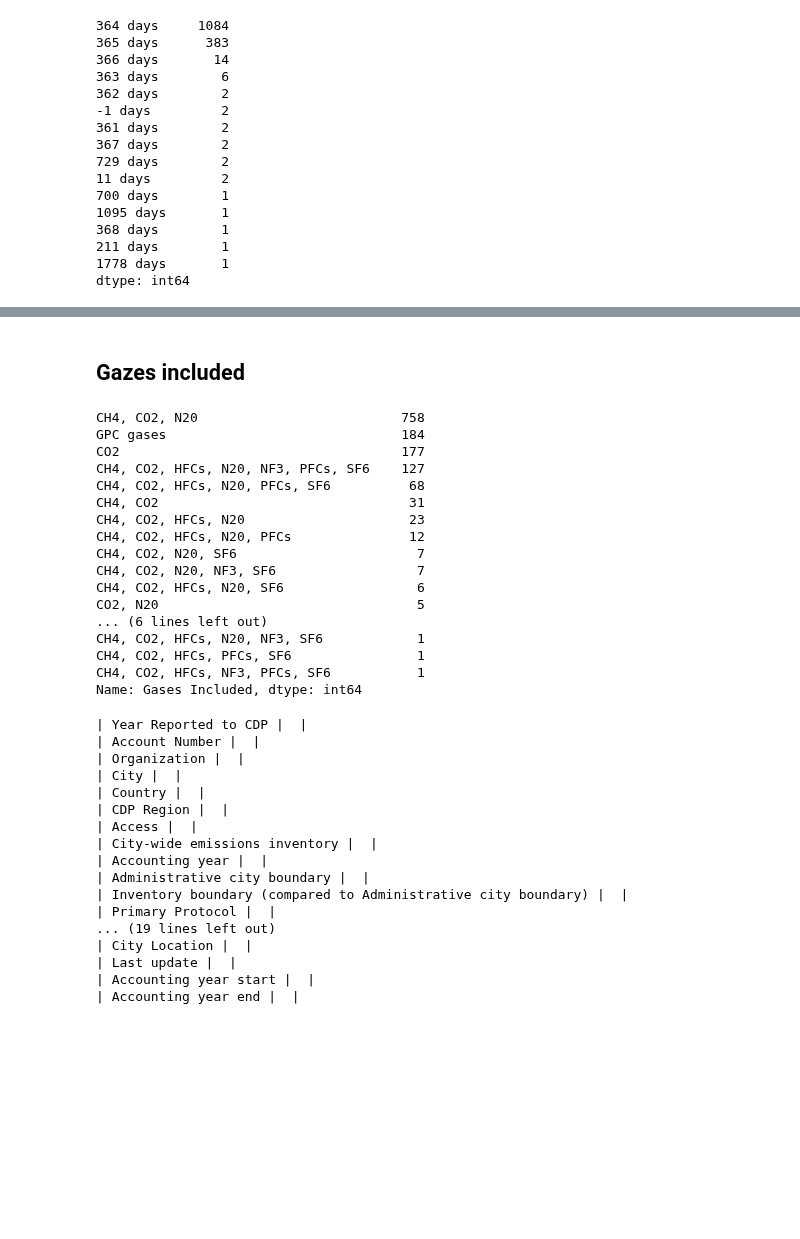
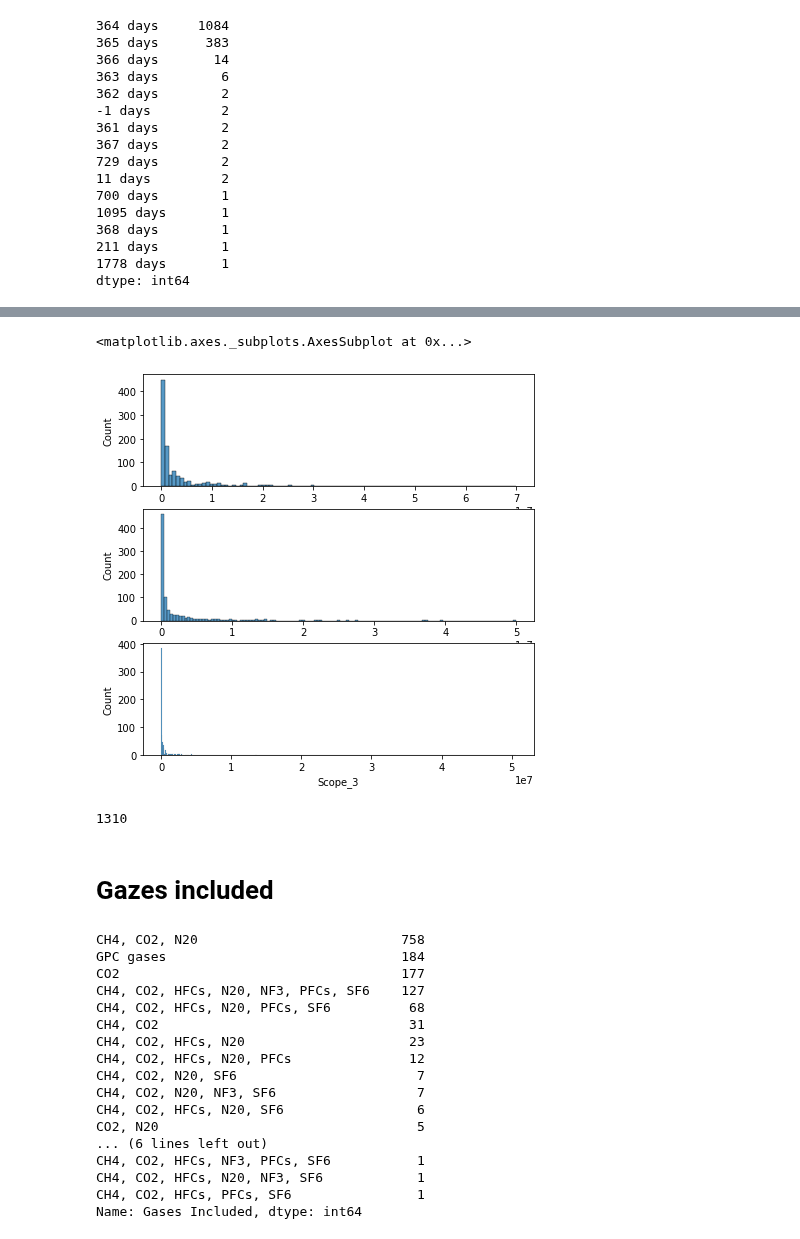
Before and after one commit to OpenGeoScales/ogs-data-exploration, a Jupyter notebook: notebooks/ghg-emissions/cdp/cdp-notebook.ipynb, the cells around one changed output, grey strips where cells are left out. Drawn from its saved outputs; the diff is of its cells as text; code cells hidden in the pictures; blank space fills up the shorter version.

```diff
--- a/notebooks/ghg-emissions/cdp/cdp-notebook.ipynb
+++ b/notebooks/ghg-emissions/cdp/cdp-notebook.ipynb
@@ -15,7 +28,7 @@ import pandas as pd
 import matplotlib.pyplot as plt
 import seaborn as sns
 # %%
-data_18 = pd.read_csv("C:/Users/flore/ogs_data_exploration/ogs-data-exploration/data/ghg-emissions/cdp/2018_-_2019_City-wide_Emissions.csv")
-data_19 = pd.read_csv("C:/Users/flore/ogs_data_exploration/ogs-data-exploration/data/ghg-emissions/cdp/2019_City-wide_Emissions.csv")
-data_20 = pd.read_csv("C:/Users/flore/ogs_data_exploration/ogs-data-exploration/data/ghg-emissions/cdp/2020_-_City-Wide_Emissions.csv")
+data_18 = pd.read_csv("../../../data/ghg-emissions/cdp/2018_-_2019_City-wide_Emissions.csv")
+data_19 = pd.read_csv("../../../data/ghg-emissions/cdp/2019_City-wide_Emissions.csv")
+data_20 = pd.read_csv("../../../data/ghg-emissions/cdp/2020_-_City-Wide_Emissions.csv")
 # %%
@@ -309,0 +356,22 @@ dtype: int64
+# %%
+# We create a column with the total emissions for each scope.
+# It was verified that when we have 'TOTAL Scope 1 Emissions (metric tonnes CO2e)' we do not have the including/excluding grid supplied energy
+# and vice-versa
+# the rows with missing values are kept as missing values thanks to 'min_count=1'
+data['Scope_1'] = data[
+    ['Direct emissions (metric tonnes CO2e) for Total generation of grid-supplied energy',
+    'Direct emissions (metric tonnes CO2e) for Total emissions (excluding generation of grid-supplied energy)',
+     'TOTAL Scope 1 Emissions (metric tonnes CO2e)']
+].sum(axis=1, min_count=1)
+
+data['Scope_2'] = data[
+    ['Indirect emissions from use of grid supplied energy (metric tonnes CO2e) for Total generation of grid supplied energy',
+    'Indirect emissions from use of grid supplied energy (metric tonnes CO2e) for Total Emissions (excluding generation of grid-supplied energy)',
+    'TOTAL Scope 2 emissions (metric tonnes CO2e)']
+].sum(axis=1, min_count=1)
+
+data['Scope_3'] = data[
+    ['Emissions occurring outside city boundary (metric tonnes CO2e) for Total Generation of grid supplied energy',
+    'Emissions occurring outside city boundary (metric tonnes CO2e) for Total Emissions (excluding generation of grid-supplied energy)',
+    'TOTAL Scope 3 Emissions']
+].sum(axis=1, min_count=1)
@@ -310,5 +419,18 @@ dtype: int64
+# %%
+# Extreme values are filtered out so we can have a look at the distribution
+fig, axes = plt.subplots(3, 1, figsize=(7, 7))
+sns.histplot(x = data[data['Scope_1'] < 1e8].loc[:, 'Scope_1'], ax=axes[0])
+sns.histplot(x = data[data['Scope_2'] < 1e8].loc[:, 'Scope_2'], ax=axes[1])
+sns.histplot(x = data[data['Scope_3'] < 1e8].loc[:, 'Scope_3'], ax=axes[2])
+# %% [output]
+<matplotlib.axes._subplots.AxesSubplot at 0x...>
+[figure, added]
+# %%
+data['Scope_2'].isna().sum()
+# %% [output]
+1310
 # %% [markdown]
-## Gazes included
+# Gazes included
 # %%
 data['Gases Included'].value_counts()
 # %% [output]
@@ -325,7 +447,7 @@ CH4, CO2, N20, NF3, SF6                  7
 CH4, CO2, HFCs, N20, SF6                 6
 CO2, N20                                 5
 ... (6 lines left out)
+CH4, CO2, HFCs, NF3, PFCs, SF6           1
 CH4, CO2, HFCs, N20, NF3, SF6            1
 CH4, CO2, HFCs, PFCs, SF6                1
-CH4, CO2, HFCs, NF3, PFCs, SF6           1
 Name: Gases Included, dtype: int64
@@ -336,20 +453,0 @@ for col in data.columns :
-# %%
-print(s)
-# %% [output]
-| Year Reported to CDP |  |
-| Account Number |  |
-| Organization |  |
-| City |  |
-| Country |  |
-| CDP Region |  |
-| Access |  |
-| City-wide emissions inventory |  |
-| Accounting year |  |
-| Administrative city boundary |  |
-| Inventory boundary (compared to Administrative city boundary) |  |
-| Primary Protocol |  |
-... (19 lines left out)
-| City Location |  |
-| Last update |  |
-| Accounting year start |  |
-| Accounting year end |  |
```
Also changed, not shown: parts of 28 cells of this notebook.
